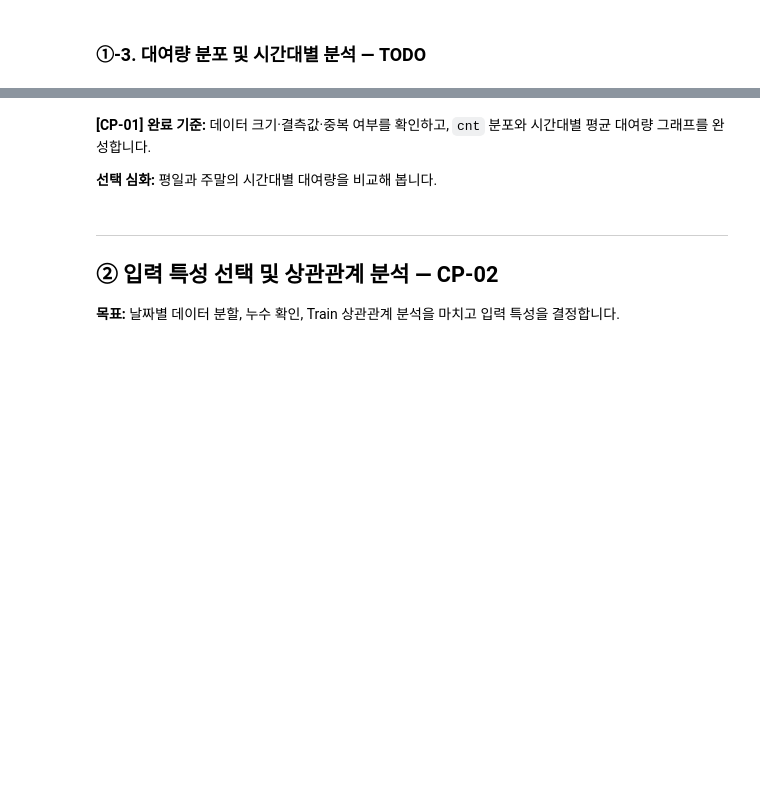
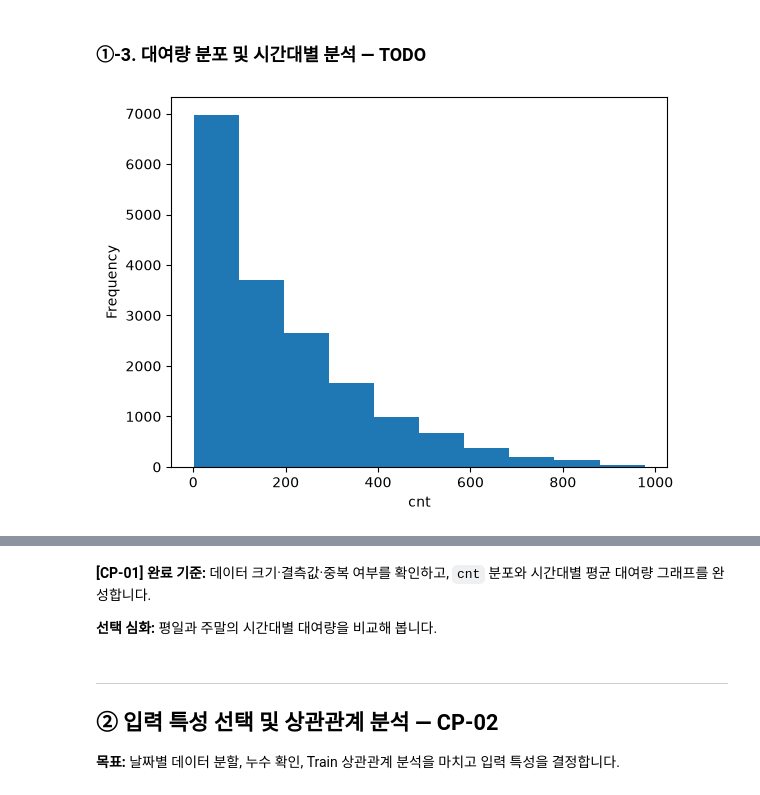
Before and after one commit to mobiemh/ai-miniproject01, a Jupyter notebook: mini-project-01/code/01_regression_bike_demand.ipynb, the cells around one changed output, grey strips where cells are left out. Saved outputs shown, nothing was run; the diff lists cells and outputs as text; code cells hidden in the pictures; blank space fills up the shorter version.

```diff
--- a/mini-project-01/code/01_regression_bike_demand.ipynb
+++ b/mini-project-01/code/01_regression_bike_demand.ipynb
@@ -52,7 +68,12 @@ print(df.duplicated().sum())
 # %%
 # TODO 1-4. cnt의 분포를 히스토그램으로 시각화합니다.
 # 힌트: plt.hist(), plt.xlabel(), plt.ylabel(), plt.show()
-...
+plt.hist(df['cnt'])
+plt.xlabel("cnt")
+plt.ylabel("Frequency")
+plt.show()
+# %% [output]
+[figure, added]
 # %%
 # TODO 1-5. 시간대(hr)별 평균 대여량을 계산합니다.
 # 힌트: groupby("hr")["cnt"].mean()
```
Also changed, not shown: parts of 3 cells of this notebook.
